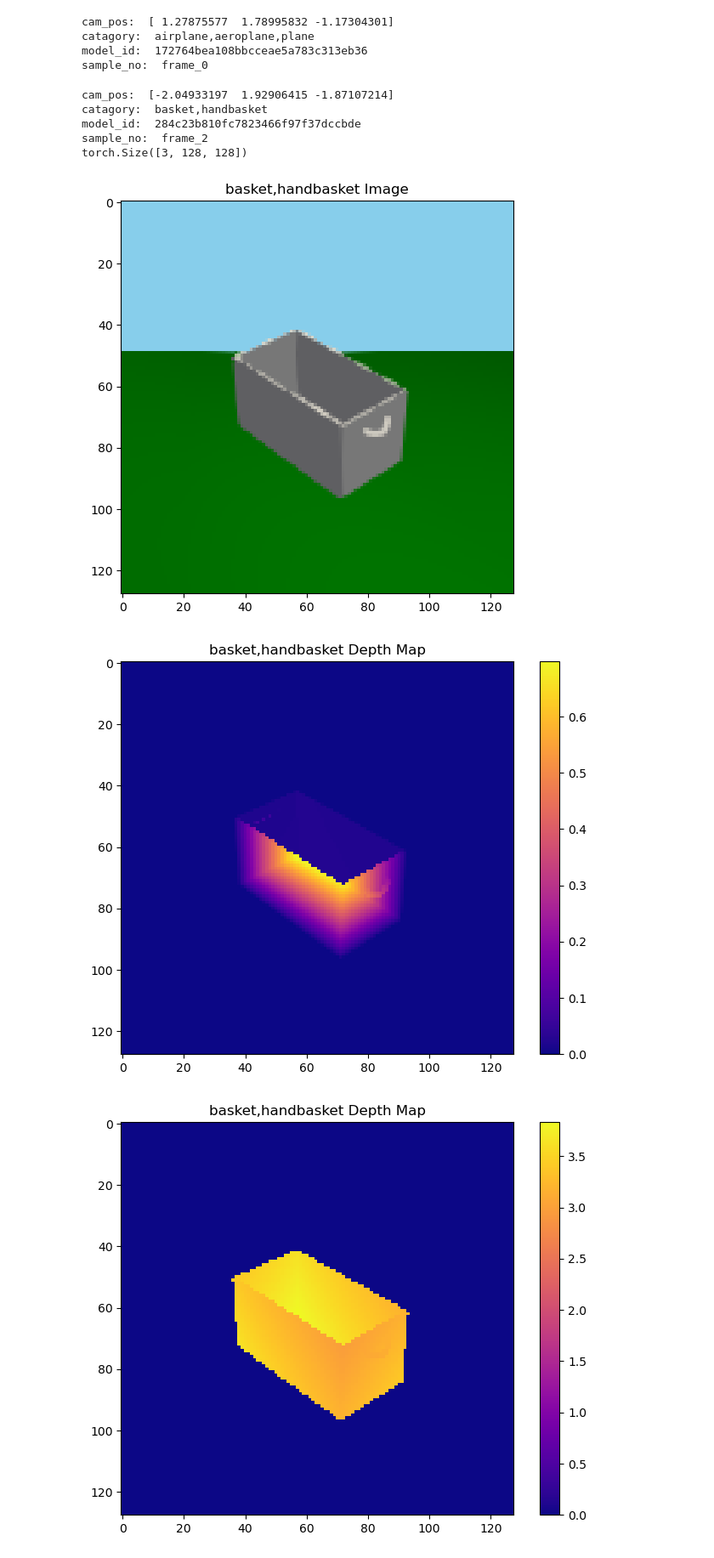
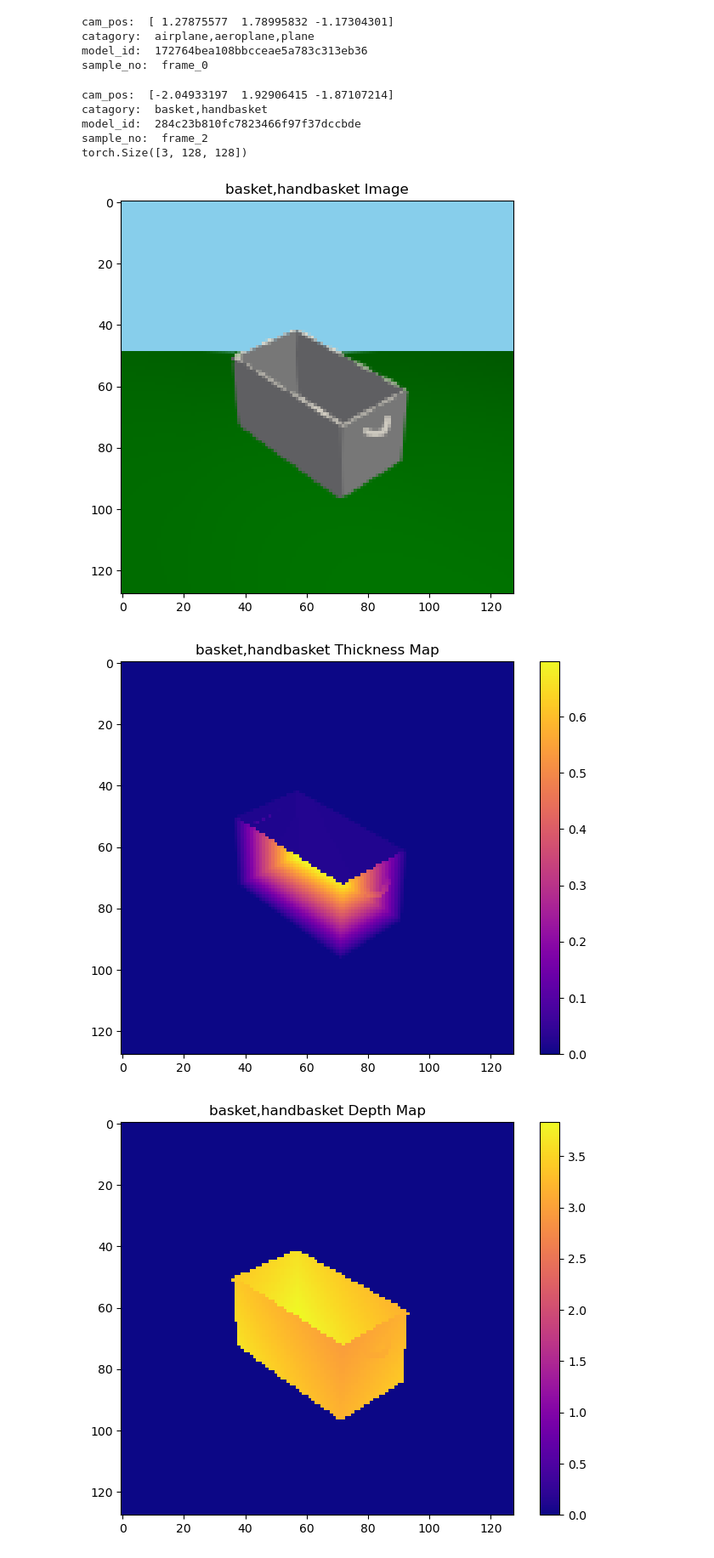
Before and after one commit to kane1204/Object-Thickness-Estimation-Network, a Jupyter notebook: train_model_balanced.ipynb, the cells around one changed output. Shown: that part at 85% size. Saved outputs shown, nothing was run; the diff lists cells and outputs as text; code cells hidden in the pictures.

```diff
--- a/train_model_balanced.ipynb
+++ b/train_model_balanced.ipynb
@@ -93,35 +93,35 @@ print("model_id: ", sample['model_id'])
 print("sample_no: ", sample['sample_no'])
 
 img = sample['img']
 print(img.shape)
 img_loc = sample['img_loc']
 img = cv2.cvtColor(cv2.imread(img_loc), cv2.COLOR_BGR2RGB)
 
 # Displays ehhe
 fig = plt.figure(figsize=(8,6))
 ax = fig.add_subplot()
 ax.imshow(img)
 plt.title(f"{sample['catagory']} Image")
 plt.show()
 # fig.savefig("img.pdf")
 # plot depth map
 
 vis = sample['thick_map'].reshape(128,128)
 fig = plt.figure(figsize=(8,6))
 ax = fig.add_subplot()
 cls =ax.imshow(vis, cmap='plasma')
-plt.title(f"{sample['catagory']} Depth Map")
+plt.title(f"{sample['catagory']} Thickness Map")
 plt.colorbar(cls)
 plt.show()
 fig.savefig("thickmap.pdf")
 # %% [output]
 cam_pos:  [-2.04933197  1.92906415 -1.87107214]
 catagory:  basket,handbasket
 model_id:  284c23b810fc7823466f97f37dccbde
 sample_no:  frame_2
 torch.Size([3, 128, 128])
 [figure]
-[figure, old version]
+[figure, new version]
 # %%
 # %% [output]
 [figure]
```
Also changed, not shown: 1 other file.
